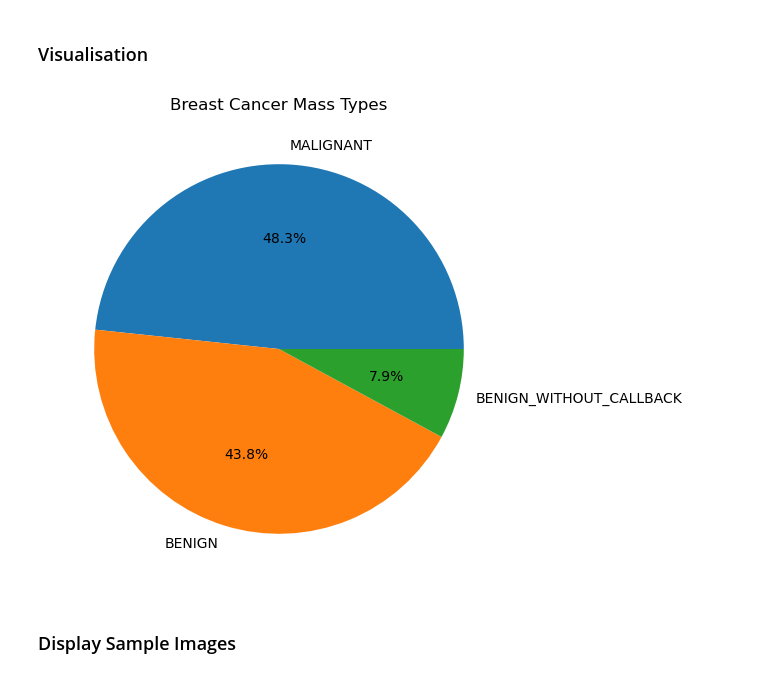
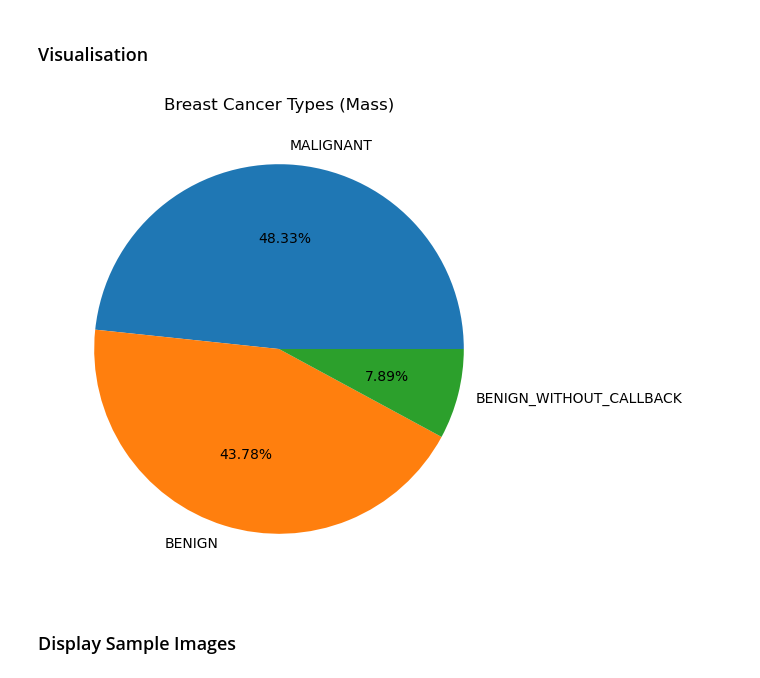
Before and after one commit to we1c0me2s0rapark/UoL-FP, a Jupyter notebook: Test_OriginalData.ipynb, the cells around one changed output. Saved outputs shown, nothing was run; the diff lists cells and outputs as text; code cells hidden in the pictures.

```diff
--- a/Test_OriginalData.ipynb
+++ b/Test_OriginalData.ipynb
@@ -232,14 +232,13 @@ import matplotlib.pyplot as plt
 # %%
 # Pathology distributions
 value = mass_train['pathology'].value_counts()
 plt.figure(figsize=(8,6))
 
-plt.pie(value, labels=value.index, autopct='%1.1f%%')
-plt.title('Breast Cancer Mass Types', fontsize=12)
-#plt.savefig(r"C:\Users\lejam\Desktop\CBIS-DDSM\manifest-ZkhPvrLo5216730872708713142\pathology_distributions.png")
+plt.pie(value, labels=value.index, autopct='%1.2f%%')
+plt.title('Breast Cancer Types (Mass)', fontsize=12)
 plt.show()
 # %% [output]
-[figure, old version]
+[figure, new version]
 # %% [markdown]
 ### Display Sample Images
 # %%
```
